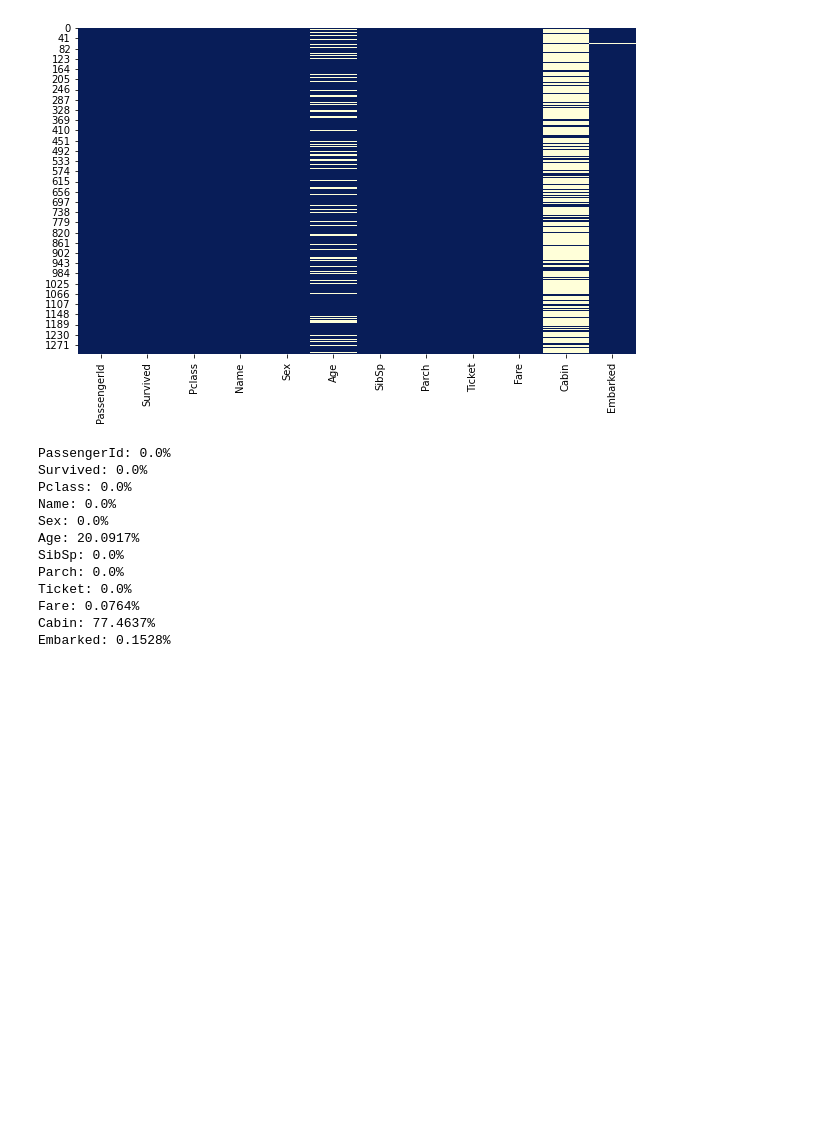
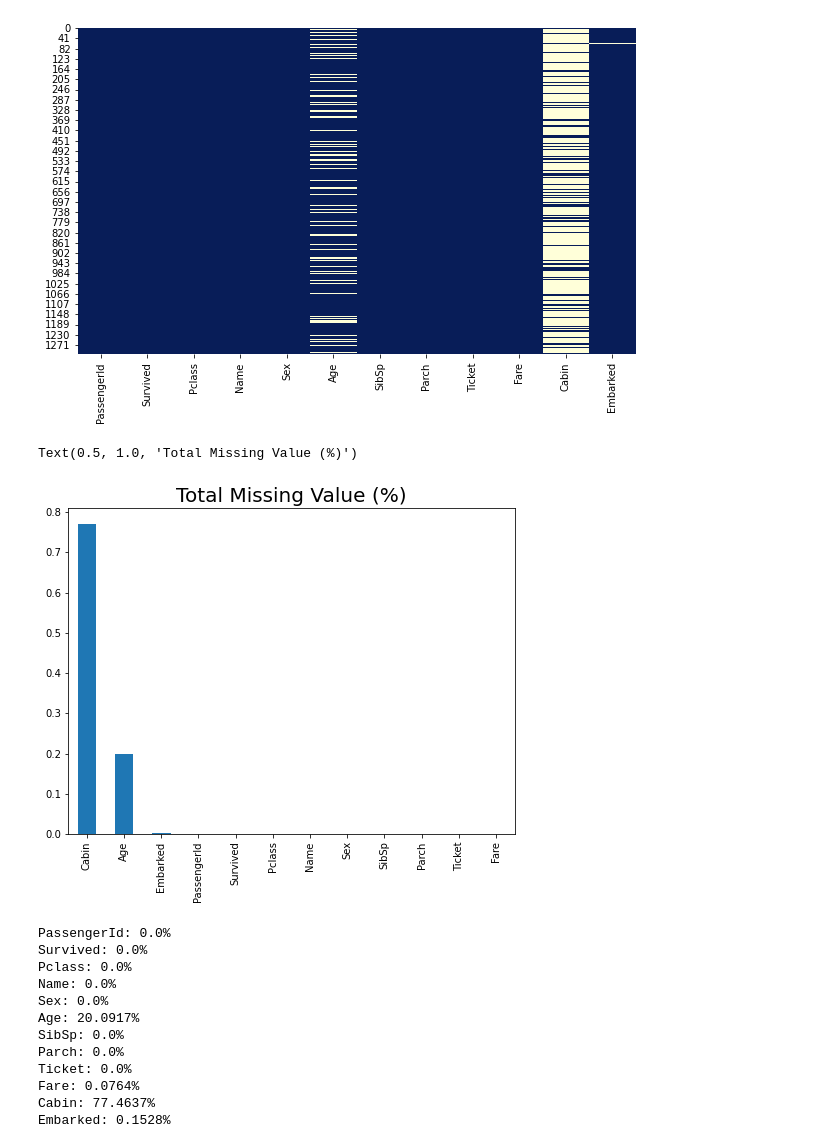
Before and after one commit to chanyadeshani/Group8, a Jupyter notebook: submit_assignment.ipynb, the cells around one changed output. Drawn from its saved outputs; the diff is of its cells as text; code cells hidden in the pictures; blank space fills up the shorter version.

Commit message:
merging data from Bassay, Toyin, Zech

```diff
--- a/submit_assignment.ipynb
+++ b/submit_assignment.ipynb
@@ -147,6 +152,19 @@ categorical_variable = ['Survived', 'Sex',
                         'Pclass', 'SibSp', 'Parch', 'Embarked']
 # %% [output]
 [figure]
+# %%
+# Plotting the missing values of the Title column
+total = df_train.isnull().sum().sort_values(ascending=False)
+percent = (df_train.isnull().sum()/df_train.isnull().count()).sort_values(ascending=False)
+missing_data = pd.concat([total, percent], axis=1, keys=['Total', 'Percent'])
+percent_data = percent.head(20)
+percent_data.plot(kind="bar", figsize = (8,6), fontsize = 10)
+plt.xlabel("", fontsize = 20)
+plt.ylabel("", fontsize = 20)
+plt.title("Total Missing Value (%)", fontsize = 20)
+# %% [output]
+Text(0.5, 1.0, 'Total Missing Value (%)')
+[figure, added]
 # %%
 # Percentage of rows missing in each column
 for column in train_df.columns:
```
Also changed, not shown: parts of 31 cells of this notebook.
